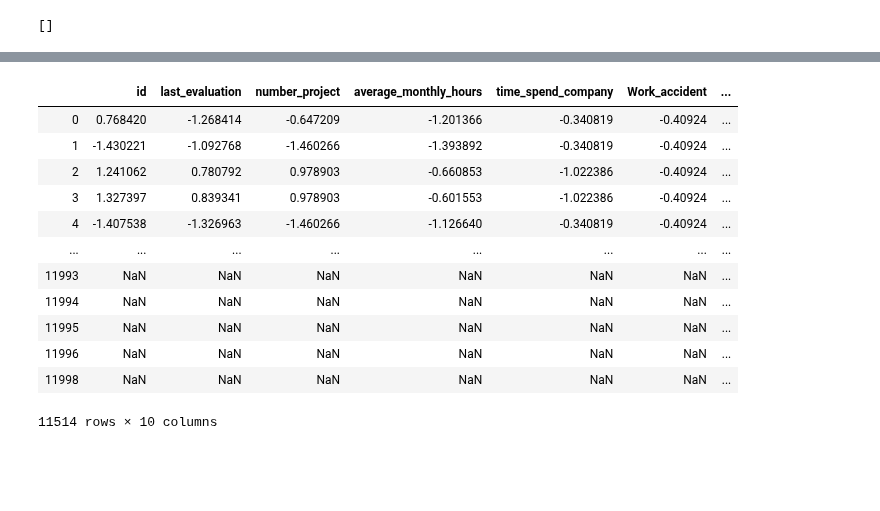
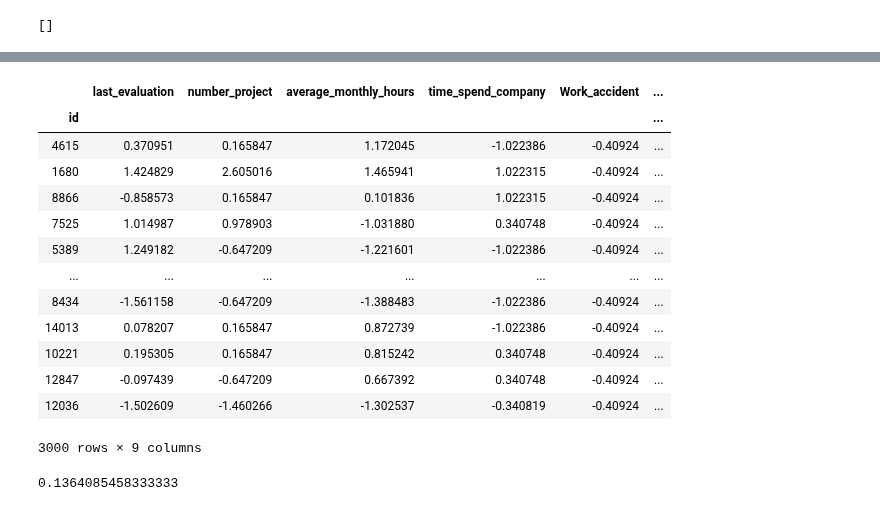
Before and after one commit to hitskyer/course, a Jupyter notebook: dnn/chenmingming/competition/Employee_Satisfaction/employee_satisfaction.ipynb, the cells around one changed output, grey strips where cells are left out. Drawn from its saved outputs; the diff is of its cells as text; code cells hidden in the pictures; blank space fills up the shorter version.

```diff
--- a/dnn/chenmingming/competition/Employee_Satisfaction/employee_satisfaction.ipynb
+++ b/dnn/chenmingming/competition/Employee_Satisfaction/employee_satisfaction.ipynb
@@ -92,14 +85,6 @@ array([0.774, 0.419, 0.955, 0.864, 0.395, 0.788, 0.888, 0.57 , 0.775,
 num_X_train = X_train.drop(object_cols, axis=1)
 num_X_valid = X_valid.drop(object_cols, axis=1)
 num_X_test = X_test.drop(object_cols, axis=1)
-
-# for f in num_X_train.columns:
-#     X_scale = preprocessing.StandardScaler()
-#     X_scale.fit_transform(np.array(num_X_train[f])
-#     # print(num_X_train[f].shape())
-#     # num_X_train[f] = X_scale.fit_transform(num_X_train[f])
-#     # num_X_valid[f] = X_scale.transform(num_X_valid[f])
-#     # num_X_test[f] = X_scale.transform(num_X_test[f])
 
 X_scale = preprocessing.StandardScaler()
 X_scale.fit_transform(num_X_train)
@@ -107,6 +92,7 @@ print(num_X_train.shape)
 num_X_train_data = X_scale.fit_transform(num_X_train)
 num_X_valid_data = X_scale.transform(num_X_valid)
 num_X_test_data = X_scale.transform(num_X_test)
+print(type(num_X_train_data))
 
 num_X_train_scale = pd.DataFrame(num_X_train_data)
 num_X_train_scale.columns = num_X_train.columns
@@ -114,4 +100,7 @@ num_X_valid_scale = pd.DataFrame(num_X_valid_data)
 num_X_valid_scale.columns = num_X_valid.columns
 num_X_test_scale = pd.DataFrame(num_X_test_data)
 num_X_test_scale.columns = num_X_test.columns
+num_X_train_scale.index = num_X_train.index
+num_X_valid_scale.index = num_X_valid.index
+num_X_test_scale.index = num_X_test.index
 # %% [output]
@@ -191,18 +183,39 @@ See the caveats in the documentation: http://pandas.pydata.org/pandas-docs/stabl
 9599 rows × 3 columns
-# %%
-X_train_final = pd.concat([num_X_train_scale, cat_X_train], axis=1)
-X_train_final
-# %% [output]
-|  | id | last_evaluation | number_project | average_monthly_hours | time_spend_company | Work_accident | ... |
-| 0 | 0.768420 | -1.268414 | -0.647209 | -1.201366 | -0.340819 | -0.40924 | ... |
-| 1 | -1.430221 | -1.092768 | -1.460266 | -1.393892 | -0.340819 | -0.40924 | ... |
-| 2 | 1.241062 | 0.780792 | 0.978903 | -0.660853 | -1.022386 | -0.40924 | ... |
-| 3 | 1.327397 | 0.839341 | 0.978903 | -0.601553 | -1.022386 | -0.40924 | ... |
-| 4 | -1.407538 | -1.326963 | -1.460266 | -1.126640 | -0.340819 | -0.40924 | ... |
-| ... | ... | ... | ... | ... | ... | ... | ... |
-| 11993 | NaN | NaN | NaN | NaN | NaN | NaN | ... |
-| 11994 | NaN | NaN | NaN | NaN | NaN | NaN | ... |
-| 11995 | NaN | NaN | NaN | NaN | NaN | NaN | ... |
-| 11996 | NaN | NaN | NaN | NaN | NaN | NaN | ... |
-| 11998 | NaN | NaN | NaN | NaN | NaN | NaN | ... |
-11514 rows × 10 columns
+# %%
+cat_X_train.index = X_train.index
+X_train_final = pd.concat([num_X_train_scale, cat_X_train], axis=1)
+X_train_final
+# for i in feature:
+#     sns.regplot(x=X_train_final[i],y=y_train)
+#     plt.show()
+
+cat_X_valid.index = X_valid.index
+X_valid_final = pd.concat([num_X_valid_scale, cat_X_valid], axis=1)
+
+cat_X_test.index = X_test.index
+cat_X_test
+X_test_final = pd.concat([num_X_test_scale, cat_X_test], axis=1)
+X_test_final
+# %% [output]
+|  | last_evaluation | number_project | average_monthly_hours | time_spend_company | Work_accident | ... |
+| id |  |  |  |  |  | ... |
+| 4615 | 0.370951 | 0.165847 | 1.172045 | -1.022386 | -0.40924 | ... |
+| 1680 | 1.424829 | 2.605016 | 1.465941 | 1.022315 | -0.40924 | ... |
+| 8866 | -0.858573 | 0.165847 | 0.101836 | 1.022315 | -0.40924 | ... |
+| 7525 | 1.014987 | 0.978903 | -1.031880 | 0.340748 | -0.40924 | ... |
+| 5389 | 1.249182 | -0.647209 | -1.221601 | -1.022386 | -0.40924 | ... |
+| ... | ... | ... | ... | ... | ... | ... |
+| 8434 | -1.561158 | -0.647209 | -1.388483 | -1.022386 | -0.40924 | ... |
+| 14013 | 0.078207 | 0.165847 | 0.872739 | -1.022386 | -0.40924 | ... |
+| 10221 | 0.195305 | 0.165847 | 0.815242 | 0.340748 | -0.40924 | ... |
+| 12847 | -0.097439 | -0.647209 | 0.667392 | 0.340748 | -0.40924 | ... |
+| 12036 | -1.502609 | -1.460266 | -1.302537 | -0.340819 | -0.40924 | ... |
+3000 rows × 9 columns
+# %%
+model1 = rf(n_estimators=100)
+model1.fit(X_train_final, y_train)
+# cross_val_score(model1,X_train_final,y_train,cv=10,scoring='neg_mean_squared_error')
+y_pred_valid = model1.predict(X_valid_final)
+mean_absolute_error(y_pred_valid, y_valid)
+# %% [output]
+0.1364085458333333
```
Also changed, not shown: parts of 9 cells of this notebook, 1 other file.
